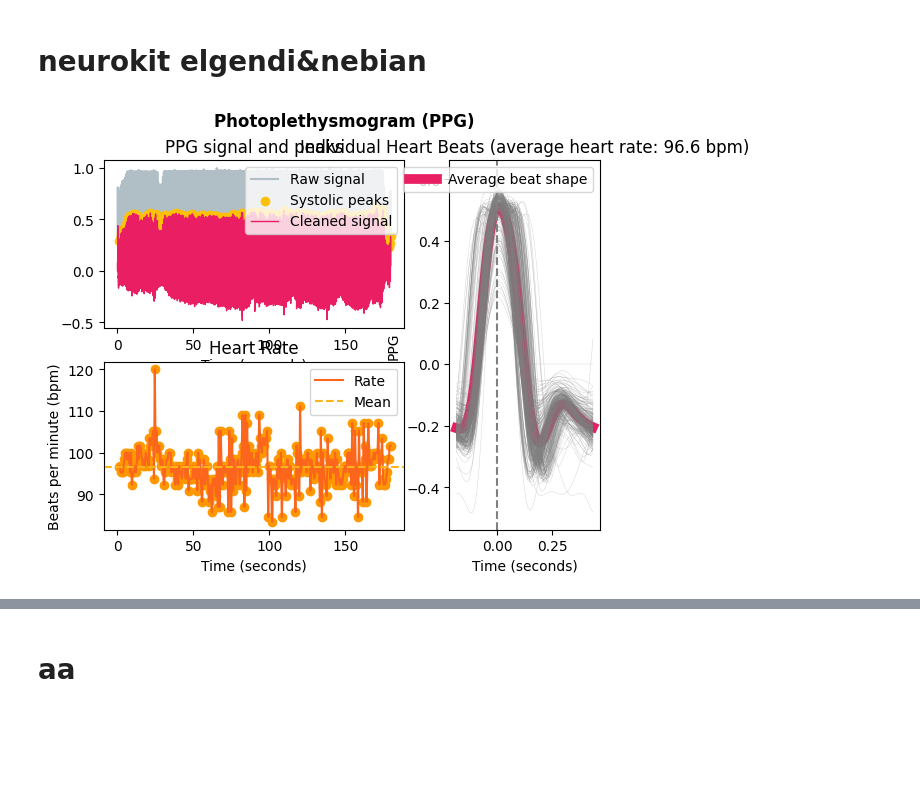
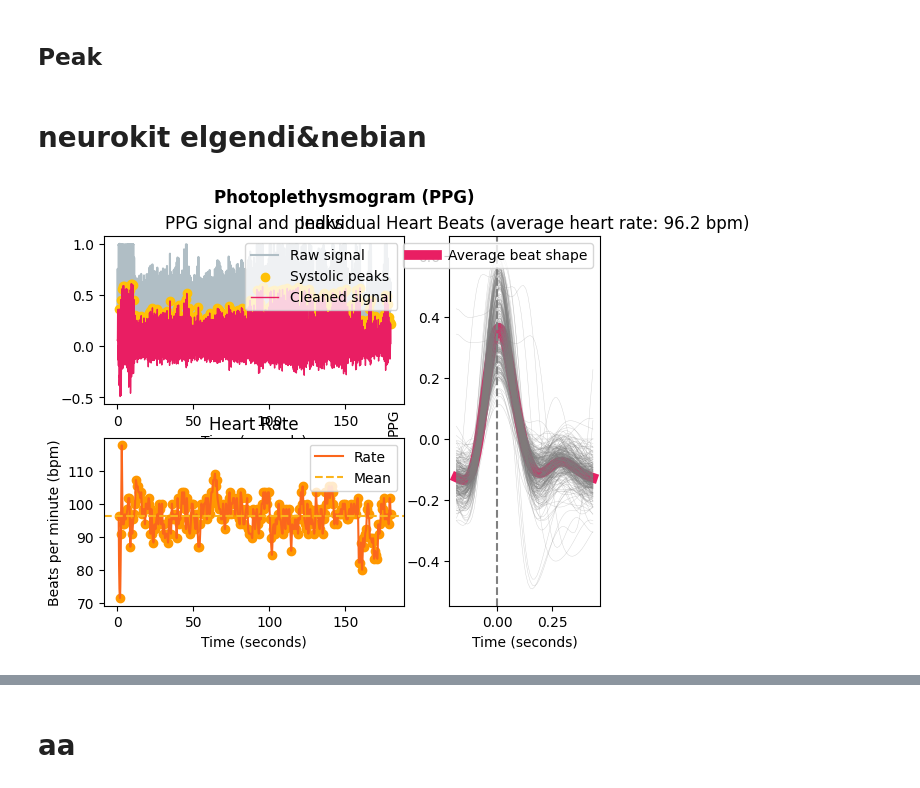
Before and after one commit to Alwafauzan/skripsi, a Jupyter notebook: DASS/BCI_PPG_NORMAL_FILTER_FIX.ipynb, the cells around one changed output, grey strips where cells are left out. Drawn from its saved outputs; the diff is of its cells as text; code cells hidden in the pictures; blank space fills up the shorter version.

```diff
--- a/DASS/BCI_PPG_NORMAL_FILTER_FIX.ipynb
+++ b/DASS/BCI_PPG_NORMAL_FILTER_FIX.ipynb
@@ -84,3 +100,8 @@ nanda_potong,nanda_minmax,nanda_minmax_seg,nanda_minmax_seg_signals, nanda_minma
 pradja_potong,pradja_minmax,pradja_minmax_seg,pradja_minmax_seg_signals, pradja_minmax_seg_info,pradja_minmax_seg_analyze = all(pradja_pulse_tkr)
 raihan_potong,raihan_minmax,raihan_minmax_seg,raihan_minmax_seg_signals, raihan_minmax_seg_info,raihan_minmax_seg_analyze = all(raihan_pulse_tkr)
 silvia_potong,silvia_minmax,silvia_minmax_seg,silvia_minmax_seg_signals, silvia_minmax_seg_info,silvia_minmax_seg_analyze = all(silvia_pulse_tkr)
+hilmy_tkr_potong,hilmy_tkr_minmax,hilmy_tkr_minmax_seg,hilmy_tkr_minmax_seg_signals, hilmy_tkr_minmax_seg_info,hilmy_tkr_minmax_seg_analyze = all(hilmy_tkr)
+rima_tkr_potong,rima_tkr_minmax,rima_tkr_minmax_seg,rima_tkr_minmax_seg_signals, rima_tkr_minmax_seg_info,rima_tkr_minmax_seg_analyze = all(rima_tkr)
+winanda_tkr_potong,winanda_tkr_minmax,winanda_tkr_minmax_seg,winanda_tkr_minmax_seg_signals, winanda_tkr_minmax_seg_info,winanda_tkr_minmax_seg_analyze = all(winanda_tkr)
+# %% [markdown]
+## Peak
@@ -88,6 +147,6 @@ silvia_potong,silvia_minmax,silvia_minmax_seg,silvia_minmax_seg_signals, silvia_
 # neurokit elgendi&nebian
 # %%
 # nk.ppg_plot(signals, info)
-nk.ppg_plot(nasah_minmax_seg_signals, nasah_minmax_seg_info)
+nk.ppg_plot(winanda_tkr_minmax_seg_signals, winanda_tkr_minmax_seg_info)
 # %% [output]
-[figure, old version]
+[figure, new version]
```
Also changed, not shown: parts of 22 cells of this notebook, 10 other files.
